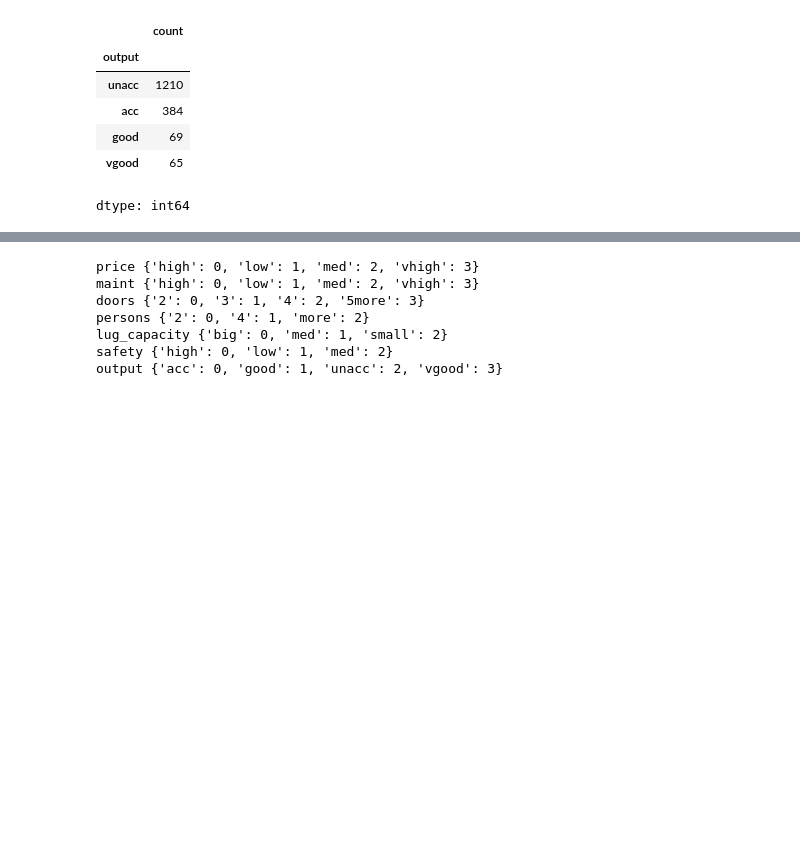
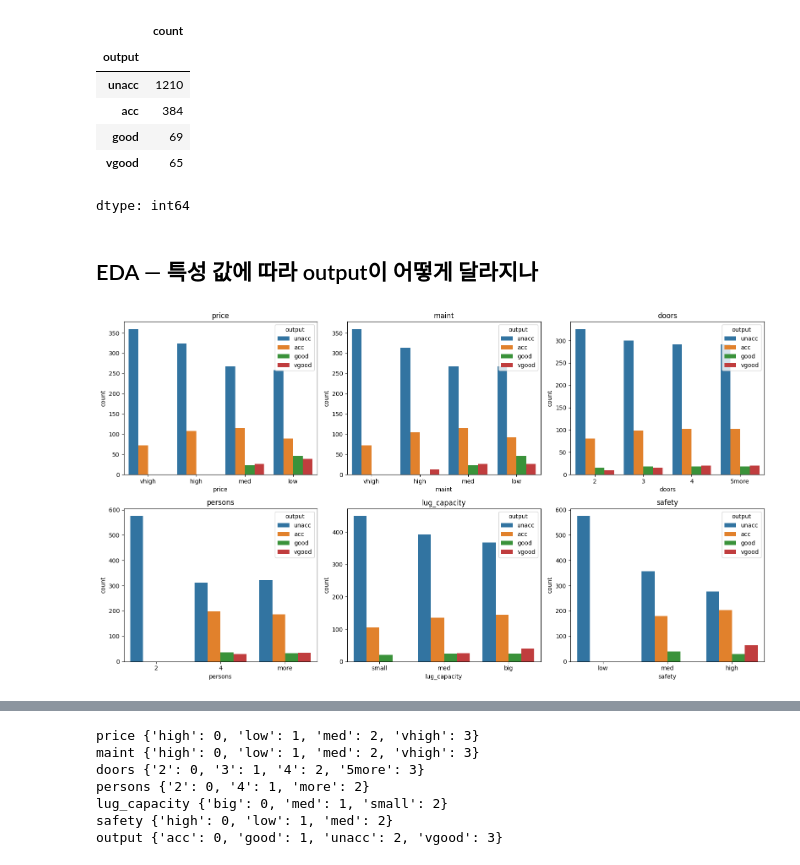
Before and after one commit to HONGSAHUN/AI-Class, a Jupyter notebook: Week08_1026/car_classification_1026.ipynb, the cells around one changed output, grey strips where cells are left out. Drawn from its saved outputs; the diff is of its cells as text; code cells hidden in the pictures; blank space fills up the shorter version.

```diff
--- a/Week08_1026/car_classification_1026.ipynb
+++ b/Week08_1026/car_classification_1026.ipynb
@@ -60,3 +60,15 @@ df['output'].value_counts()
 | good | 69 |
 | vgood | 65 |
 dtype: int64
+# %% [markdown]
+## EDA — 특성 값에 따라 output이 어떻게 달라지나
+# %%
+features = ['price', 'maint', 'doors', 'persons', 'lug_capacity', 'safety']
+fig, axes = plt.subplots(2, 3, figsize=(16, 9))
+for ax, col in zip(axes.flatten(), features):
+    sns.countplot(data=df, x=col, hue='output', hue_order=['unacc', 'acc', 'good', 'vgood'], ax=ax)
+    ax.set_title(col)
+plt.tight_layout()
+plt.show()
+# %% [output]
+[figure, added]
```
Also changed, not shown: parts of 9 cells of this notebook.
